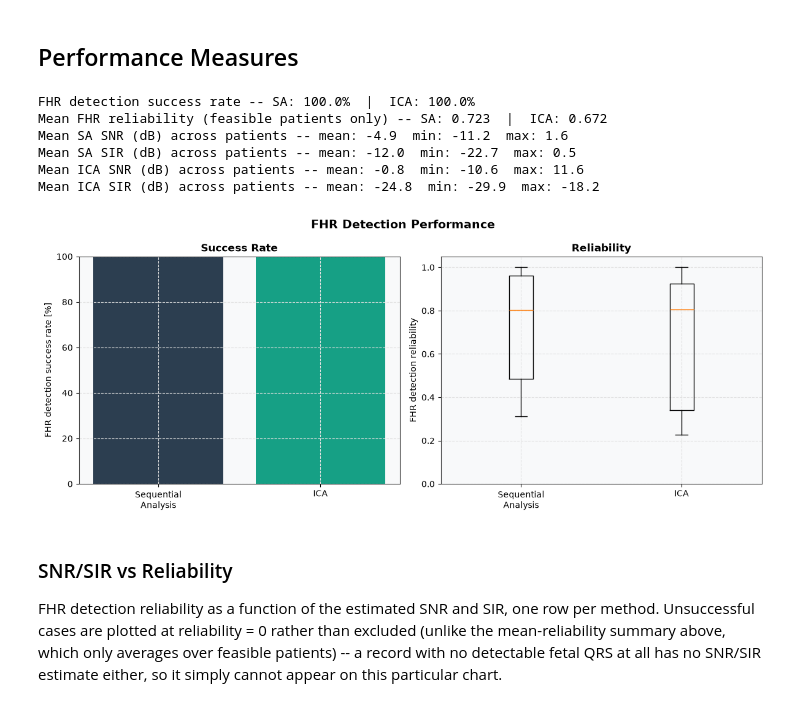
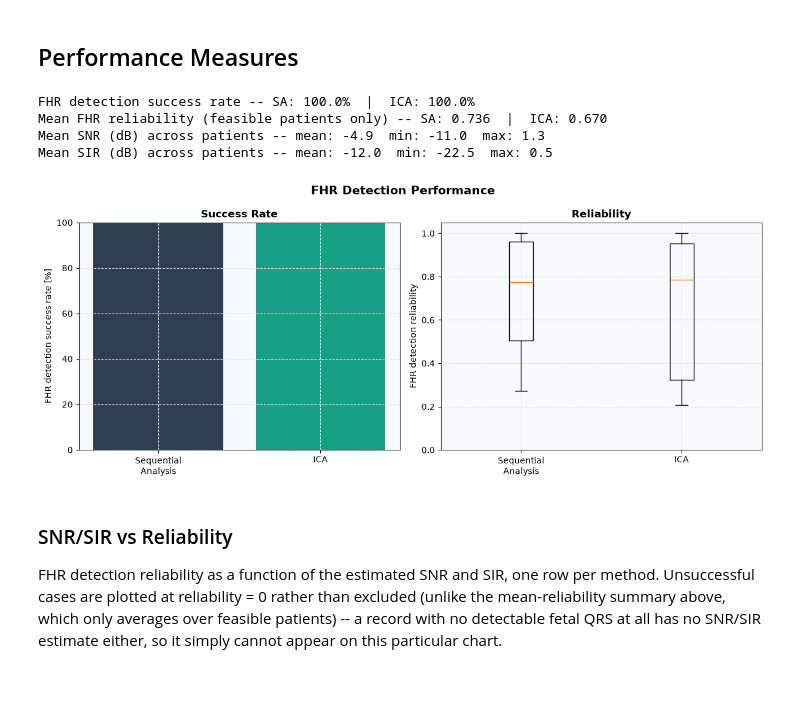
Before and after one commit to fedeceru/BSP_project, a Jupyter notebook: notebooks/main_analysis.ipynb, the cells around one changed output. Saved outputs shown, nothing was run; the diff lists cells and outputs as text; code cells hidden in the pictures.

```diff
--- a/notebooks/main_analysis.ipynb
+++ b/notebooks/main_analysis.ipynb
@@ -89,11 +89,12 @@ plot_filter_transfer_function(bwr.taps, [1.0], fs_orig, title="Baseline Wander R
 [figure]
 # %%
 # 2. Power-Line Interference Cancellation (S2 -> S3)
+plc_std = AdaptivePLICanceller(fs=fs_orig)
 plc = AdaptivePLICanceller(fs=fs_orig, num_harmonics=4)
 
 s3_signal = np.zeros_like(s2_signal)
 for ch in range(s2_signal.shape[1]):
-    s3_signal[:, ch] = plc.apply(s2_signal[:, ch])
+    s3_signal[:, ch] = plc_std.apply(s2_signal[:, ch])
 
 # BWR + PLC (S1 -> S3) plotting
 plot_before_after_comprehensive(t_orig, s1_signal[plot_offset_orig:plot_offset_orig+plot_samples_orig, :],
@@ -253,7 +254,7 @@ for record_name, rec_data in all_records_data.items():
         s2[:, ch] = bwr.apply(s1[:, ch])
     s3 = np.zeros_like(s2)
     for ch in range(s2.shape[1]):
-        s3[:, ch] = plc.apply(s2[:, ch])
+        s3[:, ch] = plc_std.apply(s2[:, ch])
 
     # SA
     s4 = resampler.upsample(s3.T).T
@@ -274,63 +275,45 @@ for record_name, rec_data in all_records_data.items():
     ica_eval = FastICA(n_components=s3.shape[1], random_state=42, whiten='unit-variance')
     sources_orig = ica_eval.fit_transform(s3)
     sources = resampler.upsample(sources_orig.T).T
-    counts = [len(compute_fhr(fecg_ext.detect_fetal_qrs(sources[:, i].reshape(-1, 1)), fs_target))
+    counts = [len(compute_fhr(fecg_ext.detect_fetal_qrs(sources[:, i].reshape(-1, 1)), fs_target, std=True)) # True: standard physiological bounds. False: bradycardia/tachycardia bounds.
               for i in range(sources.shape[1])]
     best = sources[:, int(np.argmax(counts))].reshape(-1, 1)
     peaks_ica = fecg_ext.detect_fetal_qrs(best)
-    fhr_ica = compute_fhr(peaks_ica, fs_target)
+    fhr_ica = compute_fhr(peaks_ica, fs_target, std=True)
     t_ica = (peaks_ica[1:] / fs_target)[-len(fhr_ica):] if len(fhr_ica) else np.array([])
-
-    # SNR/SIR for ICA
-    s6_ica = fecg_ext.synchronous_averaging(best, peaks_ica, window_size_sec=0.25) if len(peaks_ica) else None
-    if s6_ica is not None:
-        snr_db_ica, sir_db_ica = compute_snr_sir(s4, best, s6_ica, peaks_ica, fs_target, window_size_sec=0.25)
-        mean_snr_db_ica, mean_sir_db_ica = np.mean(snr_db_ica), np.mean(sir_db_ica)
-    else:
-        mean_snr_db_ica, mean_sir_db_ica = np.nan, np.nan
 
     results.append({
         'record': record_name,
         'feasible_sa': is_feasible_fhr(fhr_sa),
         'feasible_ica': is_feasible_fhr(fhr_ica),
         'reliability_sa': compute_fhr_reliability(fhr_sa, t_sa),
         'reliability_ica': compute_fhr_reliability(fhr_ica, t_ica),
         'mean_snr_db': mean_snr_db,
         'mean_sir_db': mean_sir_db,
-        'mean_snr_db_ica': mean_snr_db_ica,
-        'mean_sir_db_ica': mean_sir_db_ica,
     })
 
 df_results = pd.DataFrame(results)
 success_rate_sa = compute_success_rate(df_results['feasible_sa'])
 success_rate_ica = compute_success_rate(df_results['feasible_ica'])
 
 print(f"FHR detection success rate -- SA: {success_rate_sa:.1f}%  |  ICA: {success_rate_ica:.1f}%")
 print(f"Mean FHR reliability (feasible patients only) -- "
       f"SA: {df_results.loc[df_results['feasible_sa'], 'reliability_sa'].mean():.3f}  |  "
       f"ICA: {df_results.loc[df_results['feasible_ica'], 'reliability_ica'].mean():.3f}")
-print(f"Mean SA SNR (dB) across patients -- "
+print(f"Mean SNR (dB) across patients -- "
       f"mean: {df_results['mean_snr_db'].mean():.1f}  "
       f"min: {df_results['mean_snr_db'].min():.1f}  max: {df_results['mean_snr_db'].max():.1f}")
-print(f"Mean SA SIR (dB) across patients -- "
+print(f"Mean SIR (dB) across patients -- "
       f"mean: {df_results['mean_sir_db'].mean():.1f}  "
       f"min: {df_results['mean_sir_db'].min():.1f}  max: {df_results['mean_sir_db'].max():.1f}")
-print(f"Mean ICA SNR (dB) across patients -- "
-      f"mean: {df_results['mean_snr_db_ica'].mean():.1f}  "
-      f"min: {df_results['mean_snr_db_ica'].min():.1f}  max: {df_results['mean_snr_db_ica'].max():.1f}")
-print(f"Mean ICA SIR (dB) across patients -- "
-      f"mean: {df_results['mean_sir_db_ica'].mean():.1f}  "
-      f"min: {df_results['mean_sir_db_ica'].min():.1f}  max: {df_results['mean_sir_db_ica'].max():.1f}")
 
 plot_performance_summary(df_results, success_rate_sa, success_rate_ica)
 # %% [output]
 FHR detection success rate -- SA: 100.0%  |  ICA: 100.0%
-Mean FHR reliability (feasible patients only) -- SA: 0.723  |  ICA: 0.672
-Mean SA SNR (dB) across patients -- mean: -4.9  min: -11.2  max: 1.6
-Mean SA SIR (dB) across patients -- mean: -12.0  min: -22.7  max: 0.5
-Mean ICA SNR (dB) across patients -- mean: -0.8  min: -10.6  max: 11.6
-Mean ICA SIR (dB) across patients -- mean: -24.8  min: -29.9  max: -18.2
+Mean FHR reliability (feasible patients only) -- SA: 0.736  |  ICA: 0.670
+Mean SNR (dB) across patients -- mean: -4.9  min: -11.0  max: 1.3
+Mean SIR (dB) across patients -- mean: -12.0  min: -22.5  max: 0.5
-[figure, old version]
+[figure, new version]
 # %% [markdown]
 ### SNR/SIR vs Reliability
 
```
Also changed, not shown: parts of 4 cells of this notebook, 2 other files.
